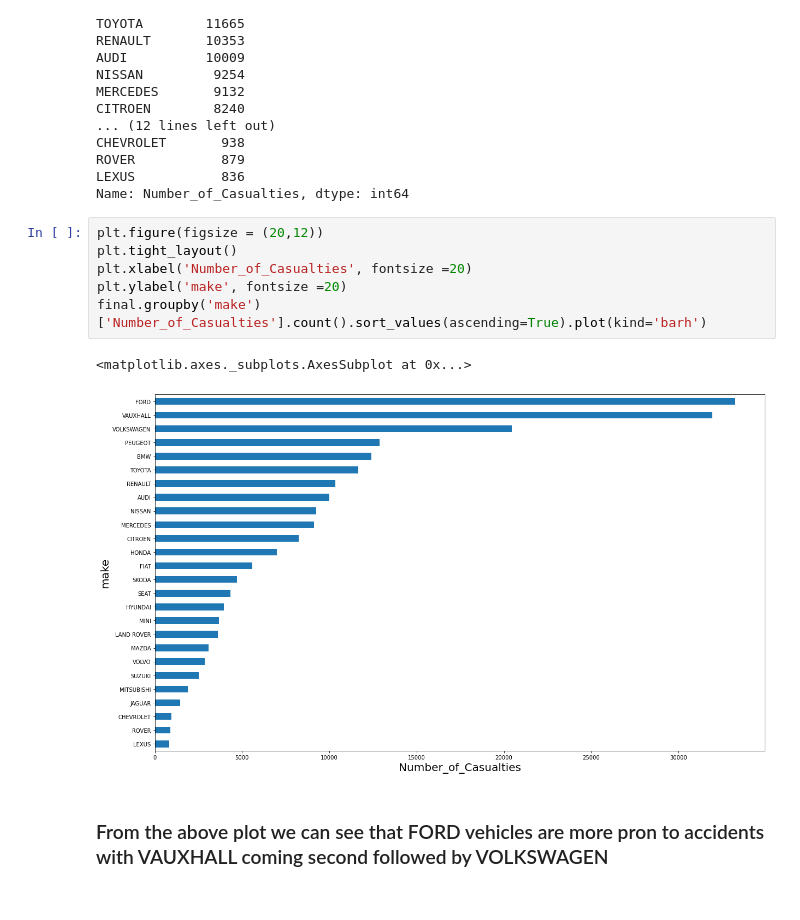
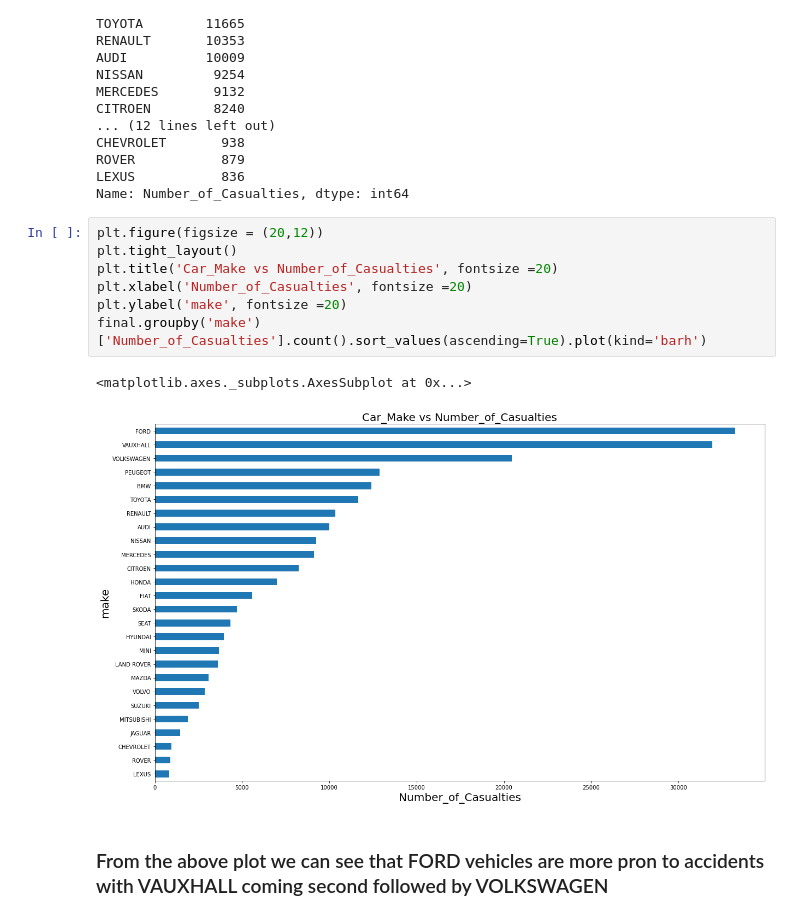
Before and after one commit to sophiabj/stage-f-01-road-safety, a Jupyter notebook: Question 4.ipynb, the cells around one changed output. Cells and saved outputs as stored; diff of their text form.

```diff
--- a/Question 4.ipynb
+++ b/Question 4.ipynb
@@ -110,11 +192,12 @@ Name: Number_of_Casualties, dtype: int64
 # %%
 plt.figure(figsize = (20,12))
 plt.tight_layout()
+plt.title('Car_Make vs Number_of_Casualties', fontsize =20)
 plt.xlabel('Number_of_Casualties', fontsize =20)
 plt.ylabel('make', fontsize =20)
 final.groupby('make')['Number_of_Casualties'].count().sort_values(ascending=True).plot(kind='barh')
 # %% [output]
 <matplotlib.axes._subplots.AxesSubplot at 0x...>
-[figure, old version]
+[figure, new version]
 # %% [markdown]
 ### From the above plot we can see that FORD vehicles are more pron to accidents with VAUXHALL coming second followed by VOLKSWAGEN
```
Also changed, not shown: parts of 12 cells of this notebook.
